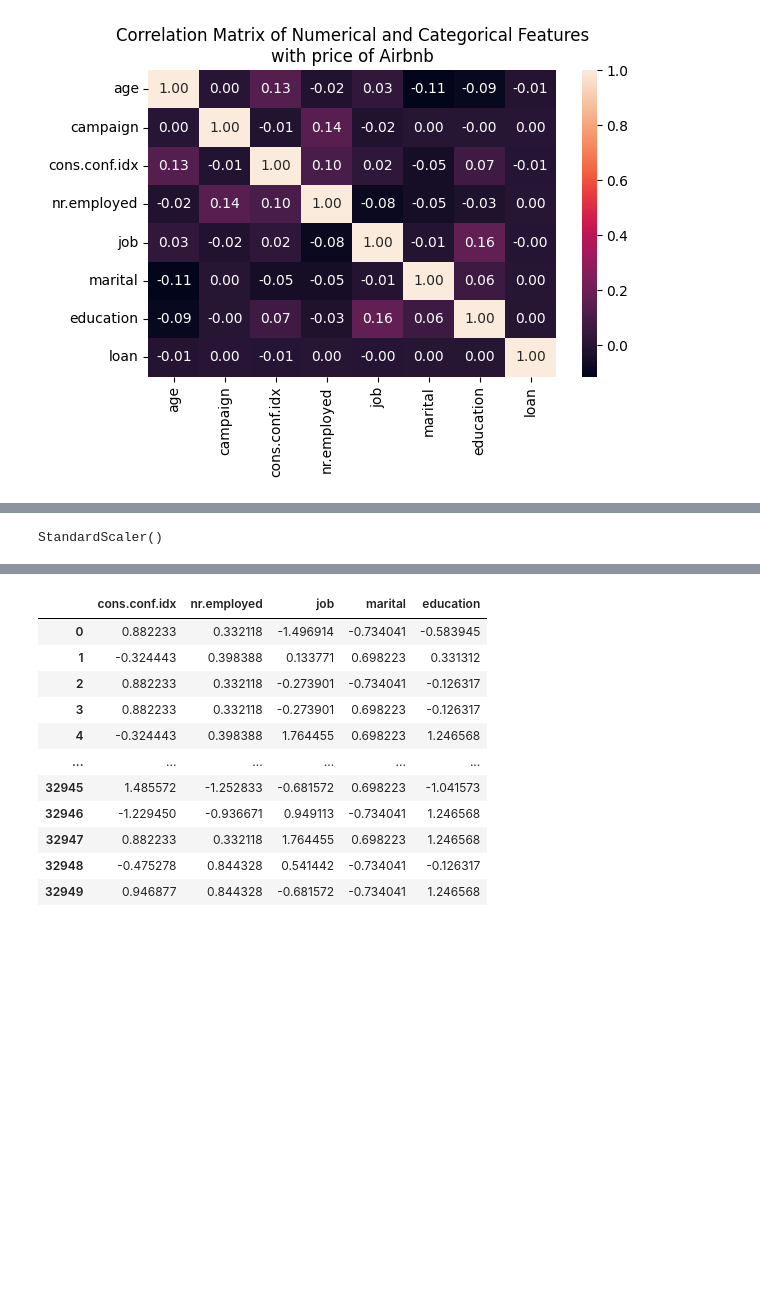
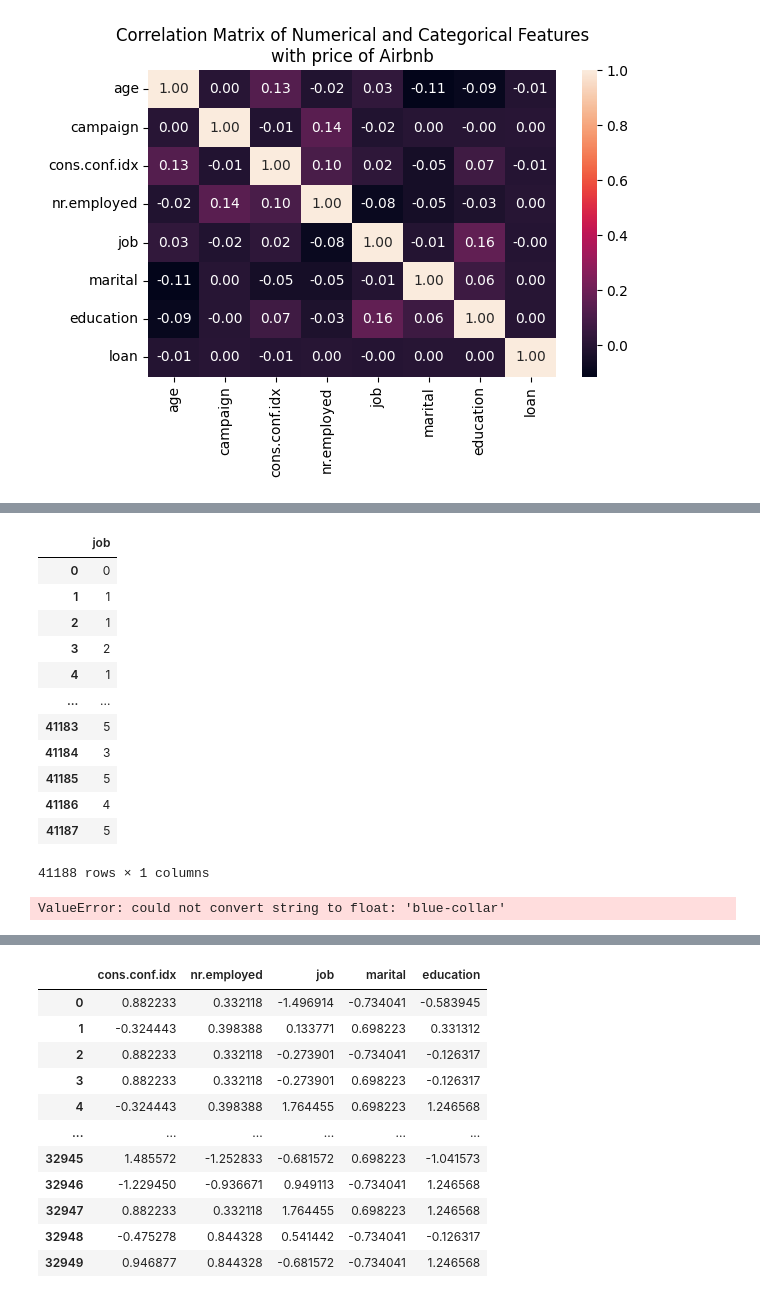
Before and after one commit to 4GeeksAcademy/SayLesAI, a Jupyter notebook: src/explore.ipynb, the cells around one changed output, grey strips where cells are left out. Cells and saved outputs as stored; diff of their text form; code cells hidden in the pictures; blank space fills up the shorter version.

```diff
--- a/src/explore.ipynb
+++ b/src/explore.ipynb
@@ -481,10 +417,27 @@ Name: age, dtype: float64
 from sklearn.preprocessing import StandardScaler
 
 scaler = StandardScaler()
+# %%
+# Inspect the original (categorical) feature and the factorized (numeric) feature
+df[["job"]]
+# %% [output]
+|  | job |
+| 0 | 0 |
+| 1 | 1 |
+| 2 | 1 |
+| 3 | 2 |
+| 4 | 1 |
+| ... | ... |
+| 41183 | 5 |
+| 41184 | 3 |
+| 41185 | 5 |
+| 41186 | 4 |
+| 41187 | 5 |
+41188 rows × 1 columns
 # %%
-scaler.fit(X_train)
+scaler.fit(X_train, y_train)
 # %% [output]
-StandardScaler()
+ValueError: could not convert string to float: 'blue-collar'
 # %%
 X_train_scaled = scaler.transform(X_train)
 X_test_scaled = scaler.transform(X_test)
```
Also changed, not shown: parts of 31 cells of this notebook, 1 other file.
